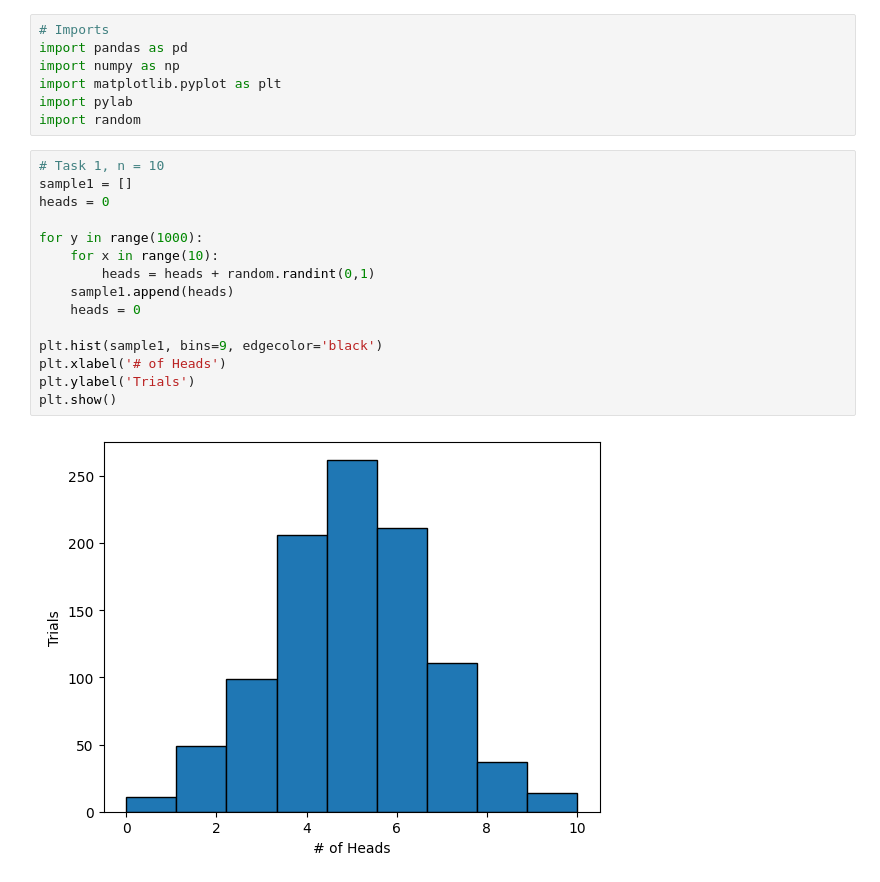
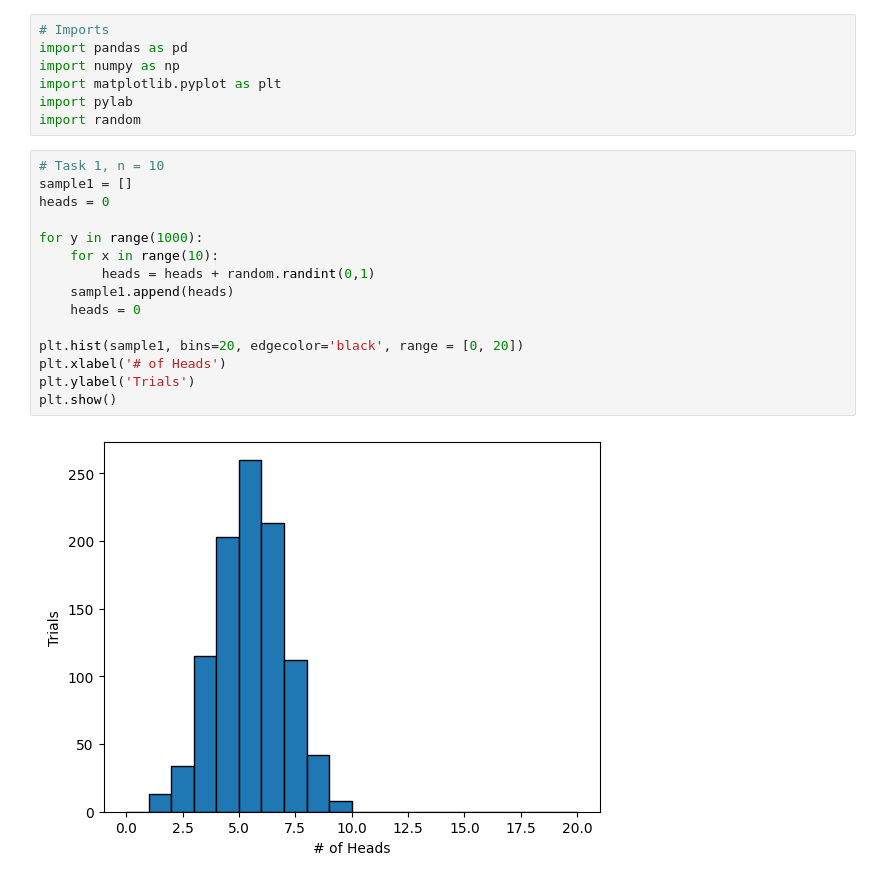
Before and after one commit to RachelK23/STAT400_CLT_Project, a Jupyter notebook: STAT400_CLT_Project.ipynb, the cells around one changed output. Cells and saved outputs as stored; diff of their text form.

```diff
--- a/STAT400_CLT_Project.ipynb
+++ b/STAT400_CLT_Project.ipynb
@@ -8,20 +8,20 @@ import random
 # %%
 # Task 1, n = 10
 sample1 = []
 heads = 0
 
 for y in range(1000):
     for x in range(10):
         heads = heads + random.randint(0,1)
     sample1.append(heads)
     heads = 0
 
-plt.hist(sample1, bins=9, edgecolor='black')
+plt.hist(sample1, bins=20, edgecolor='black', range = [0, 20])
 plt.xlabel('# of Heads')
 plt.ylabel('Trials')
 plt.show()
 # %% [output]
-[figure, old version]
+[figure, new version]
 # %%
 # Task 1, n = 20
 sample2 = []
```
Also changed, not shown: parts of 15 cells of this notebook.
